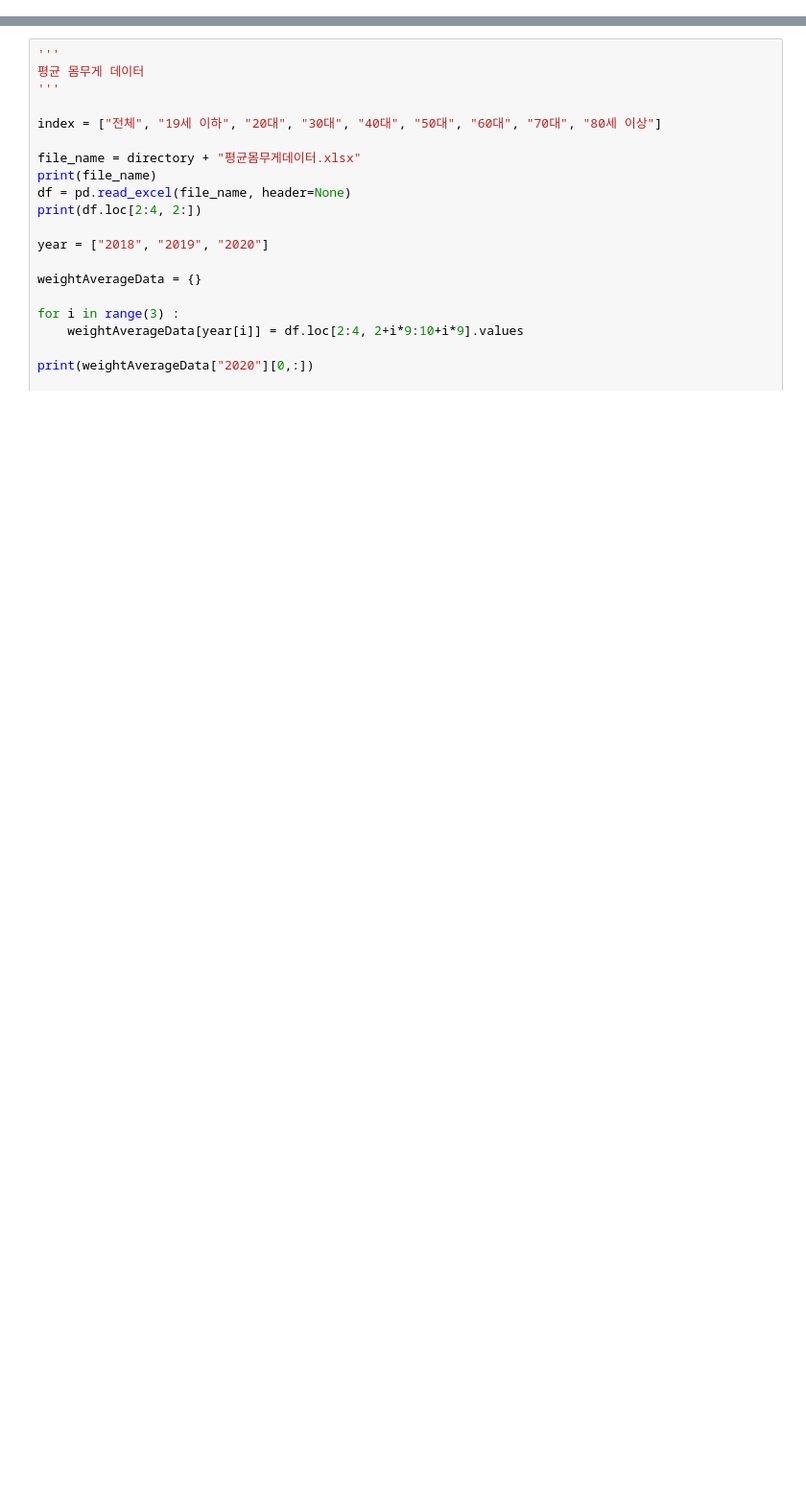
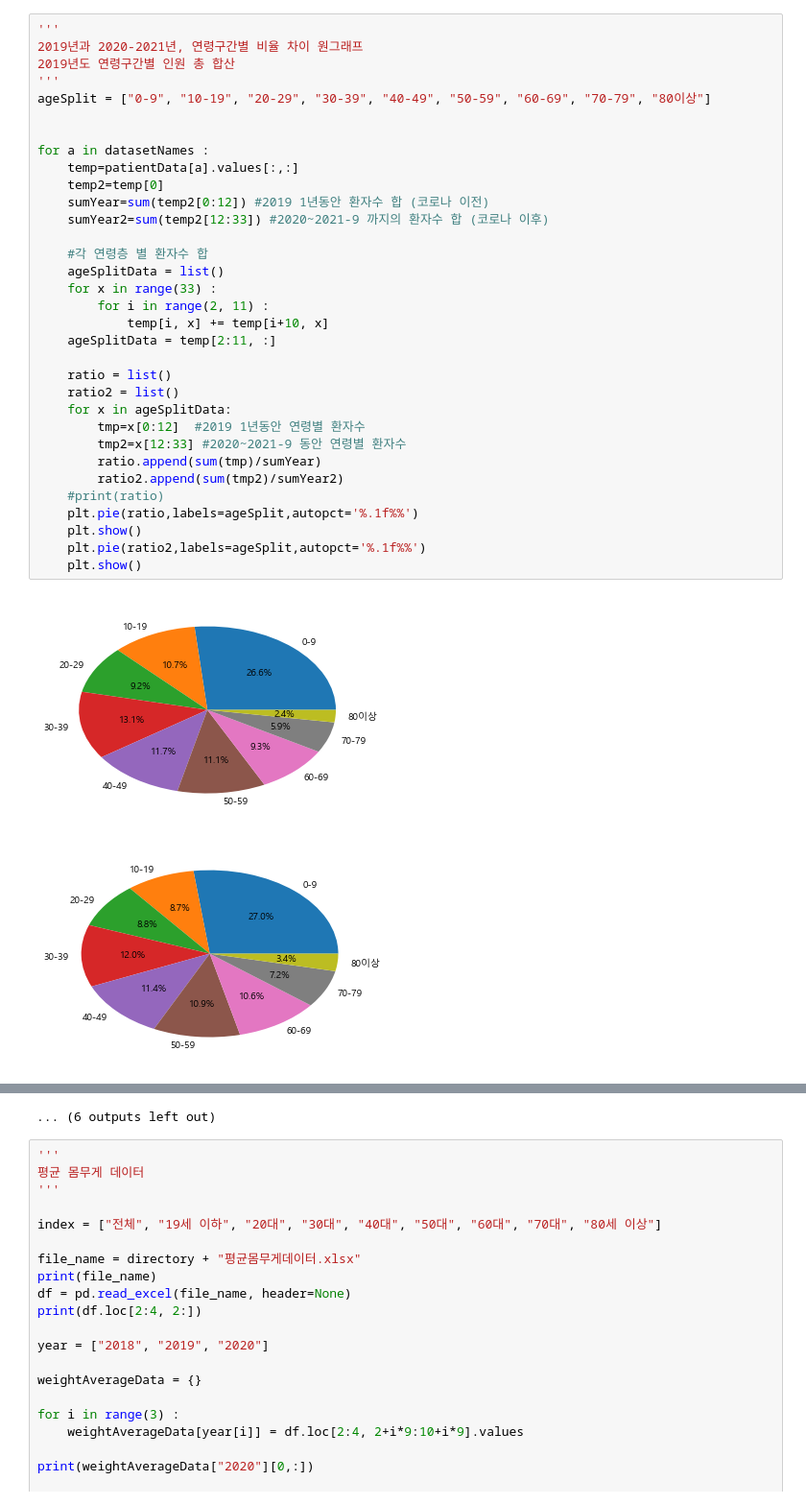
Before and after one commit to gayoungee/22-1_DataAnalysis, a Jupyter notebook: baseAnalysis.ipynb, the cells around one changed output, grey strips where cells are left out. Shown at 96% size. Cells and saved outputs as stored; diff of their text form; blank space fills up the shorter version.

```diff
--- a/baseAnalysis.ipynb
+++ b/baseAnalysis.ipynb
@@ -162 +162,37 @@ for a in datasetNames :
 ... (7 outputs left out)
+# %%
+'''
+2019년과 2020-2021년, 연령구간별 비율 차이 원그래프
+2019년도 연령구간별 인원 총 합산
+'''
+ageSplit = ["0-9", "10-19", "20-29", "30-39", "40-49", "50-59", "60-69", "70-79", "80이상"]
+
+
+for a in datasetNames :
+    temp=patientData[a].values[:,:]
+    temp2=temp[0]
+    sumYear=sum(temp2[0:12]) #2019 1년동안 환자수 합 (코로나 이전)
+    sumYear2=sum(temp2[12:33]) #2020~2021-9 까지의 환자수 합 (코로나 이후)
+
+    #각 연령층 별 환자수 합
+    ageSplitData = list()
+    for x in range(33) :
+        for i in range(2, 11) :
+            temp[i, x] += temp[i+10, x]
+    ageSplitData = temp[2:11, :]
+
+    ratio = list()
+    ratio2 = list()
+    for x in ageSplitData:
+        tmp=x[0:12]  #2019 1년동안 연령별 환자수
+        tmp2=x[12:33] #2020~2021-9 동안 연령별 환자수
+        ratio.append(sum(tmp)/sumYear)
+        ratio2.append(sum(tmp2)/sumYear2)
+    #print(ratio)
+    plt.pie(ratio,labels=ageSplit,autopct='%.1f%%')
+    plt.show()
+    plt.pie(ratio2,labels=ageSplit,autopct='%.1f%%')
+    plt.show()
+# %% [output]
+[figure, added]
+[figure, added]
@@ -163,3 +209,4 @@ for a in datasetNames :
+... (6 outputs left out)
 # %%
 '''
 평균 몸무게 데이터
```
Also changed, not shown: parts of 3 cells of this notebook.
